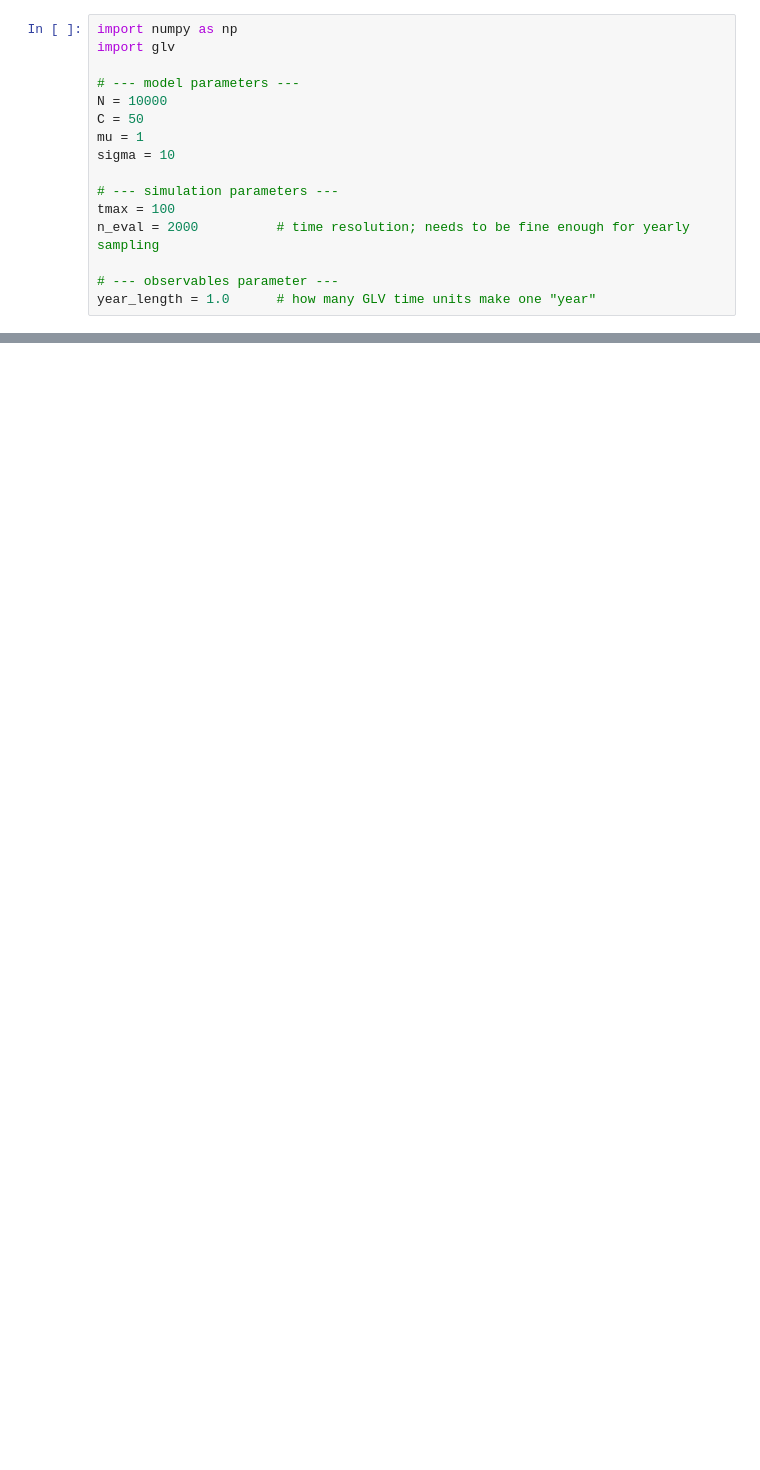
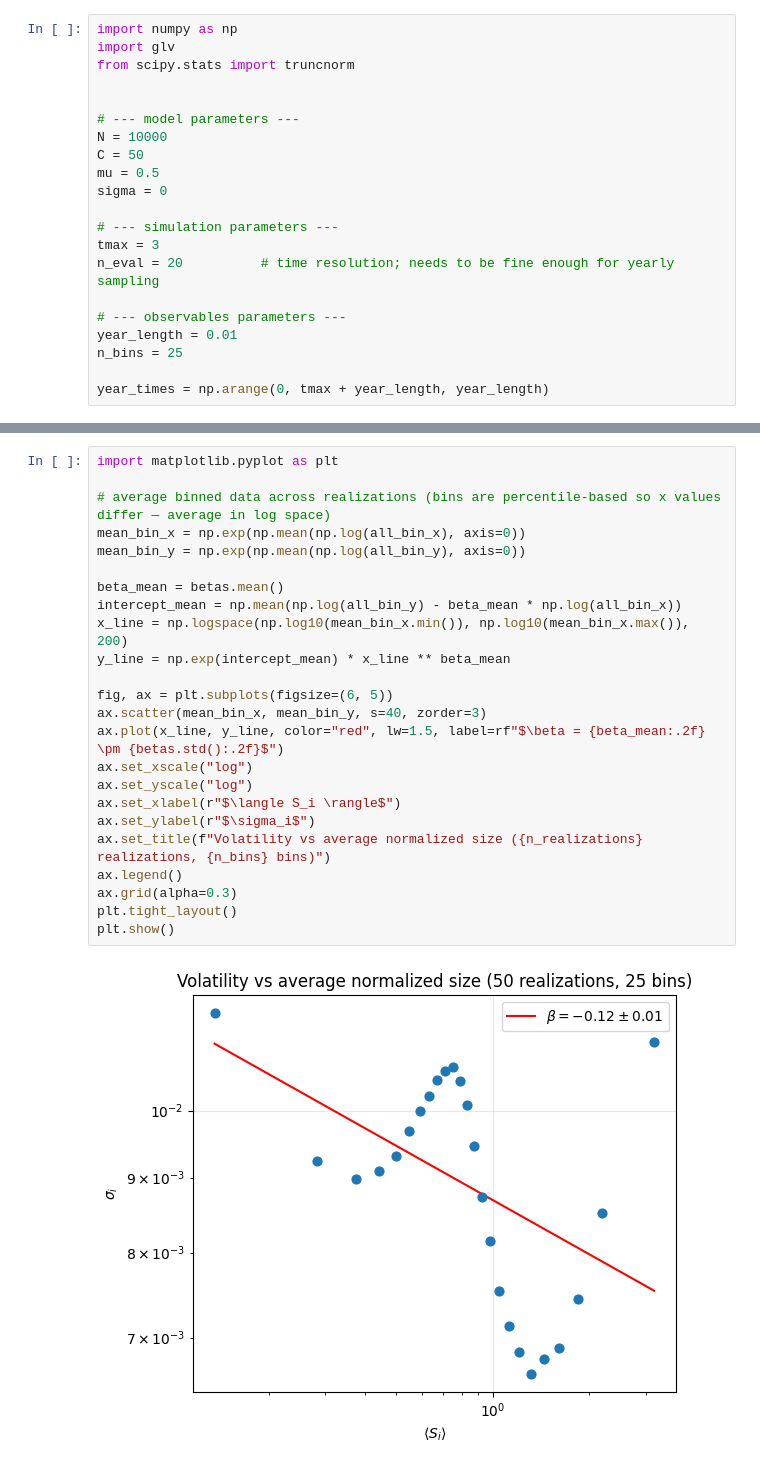
Before and after one commit to NotLudovico/glv-for-economics, a Jupyter notebook: volatility.ipynb, the cells around one changed output, grey strips where cells are left out. Cells and saved outputs as stored; diff of their text form; blank space fills up the shorter version.

```diff
--- a/volatility.ipynb
+++ b/volatility.ipynb
@@ -16,16 +23,21 @@ $$
 # %%
 import numpy as np
 import glv
+from scipy.stats import truncnorm
+
 
 # --- model parameters ---
 N = 10000
 C = 50
-mu = 1
-sigma = 10
+mu = 0.5
+sigma = 0
 
 # --- simulation parameters ---
-tmax = 100
-n_eval = 2000          # time resolution; needs to be fine enough for yearly sampling
+tmax = 3
+n_eval = 20          # time resolution; needs to be fine enough for yearly sampling
 
-# --- observables parameter ---
-year_length = 1.0      # how many GLV time units make one "year"
+# --- observables parameters ---
+year_length = 0.01
+n_bins = 25
+
+year_times = np.arange(0, tmax + year_length, year_length)
@@ -67,0 +98,26 @@ Max volatility : 0.1273
+# %%
+import matplotlib.pyplot as plt
+
+# average binned data across realizations (bins are percentile-based so x values differ — average in log space)
+mean_bin_x = np.exp(np.mean(np.log(all_bin_x), axis=0))
+mean_bin_y = np.exp(np.mean(np.log(all_bin_y), axis=0))
+
+beta_mean = betas.mean()
+intercept_mean = np.mean(np.log(all_bin_y) - beta_mean * np.log(all_bin_x))
+x_line = np.logspace(np.log10(mean_bin_x.min()), np.log10(mean_bin_x.max()), 200)
+y_line = np.exp(intercept_mean) * x_line ** beta_mean
+
+fig, ax = plt.subplots(figsize=(6, 5))
+ax.scatter(mean_bin_x, mean_bin_y, s=40, zorder=3)
+ax.plot(x_line, y_line, color="red", lw=1.5, label=rf"$\beta = {beta_mean:.2f} \pm {betas.std():.2f}$")
+ax.set_xscale("log")
+ax.set_yscale("log")
+ax.set_xlabel(r"$\langle S_i \rangle$")
+ax.set_ylabel(r"$\sigma_i$")
+ax.set_title(f"Volatility vs average normalized size ({n_realizations} realizations, {n_bins} bins)")
+ax.legend()
+ax.grid(alpha=0.3)
+plt.tight_layout()
+plt.show()
+# %% [output]
+[figure, added]
```
Also changed, not shown: parts of 8 cells of this notebook, 8 other files.
